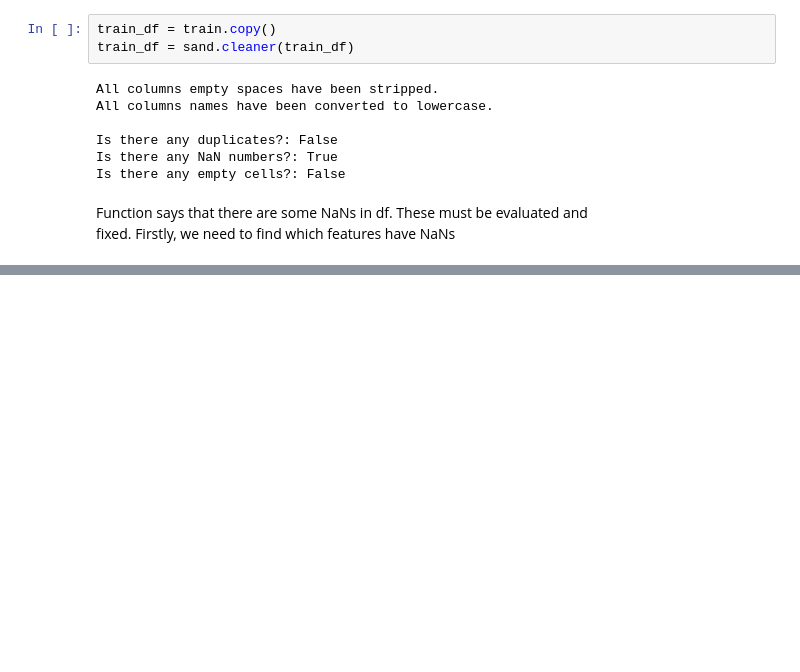
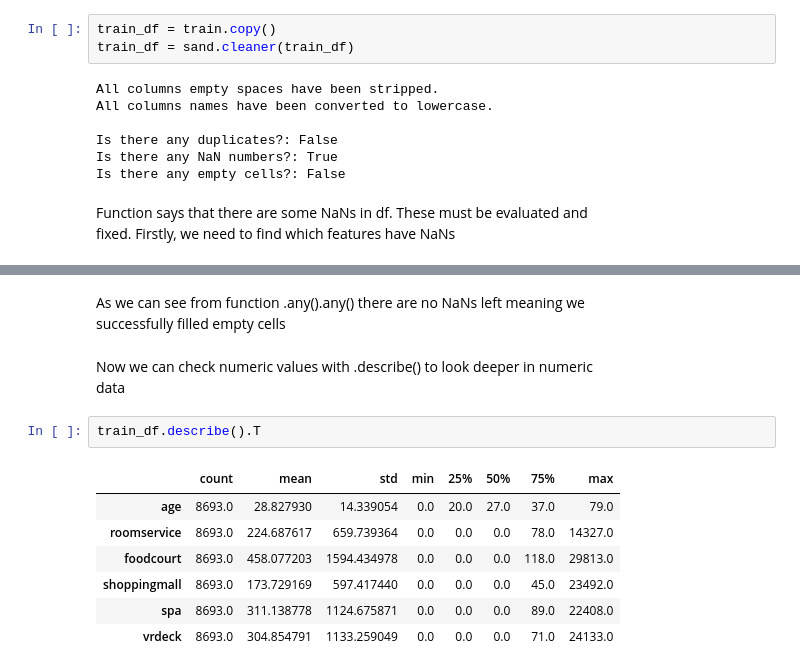
Before and after one commit to ShariYo/Modul3_Sprint3, a Jupyter notebook: project/main.ipynb, the cells around one changed output, grey strips where cells are left out. Drawn from its saved outputs; the diff is of its cells as text; blank space fills up the shorter version.

```diff
--- a/project/main.ipynb
+++ b/project/main.ipynb
@@ -112,0 +133,16 @@ NaN on average: 166.0
+# %% [markdown]
+As we can see from function .any().any() there are no NaNs left meaning we
+successfully filled empty cells
+# %% [markdown]
+Now we can check numeric values with .describe() to look deeper in numeric
+data
+# %%
+train_df.describe().T
+# %% [output]
+|  | count | mean | std | min | 25% | 50% | 75% | max |
+| age | 8693.0 | 28.827930 | 14.339054 | 0.0 | 20.0 | 27.0 | 37.0 | 79.0 |
+| roomservice | 8693.0 | 224.687617 | 659.739364 | 0.0 | 0.0 | 0.0 | 78.0 | 14327.0 |
+| foodcourt | 8693.0 | 458.077203 | 1594.434978 | 0.0 | 0.0 | 0.0 | 118.0 | 29813.0 |
+| shoppingmall | 8693.0 | 173.729169 | 597.417440 | 0.0 | 0.0 | 0.0 | 45.0 | 23492.0 |
+| spa | 8693.0 | 311.138778 | 1124.675871 | 0.0 | 0.0 | 0.0 | 89.0 | 22408.0 |
+| vrdeck | 8693.0 | 304.854791 | 1133.259049 | 0.0 | 0.0 | 0.0 | 71.0 | 24133.0 |
```
Also changed, not shown: parts of 16 cells of this notebook, 2 other files.
